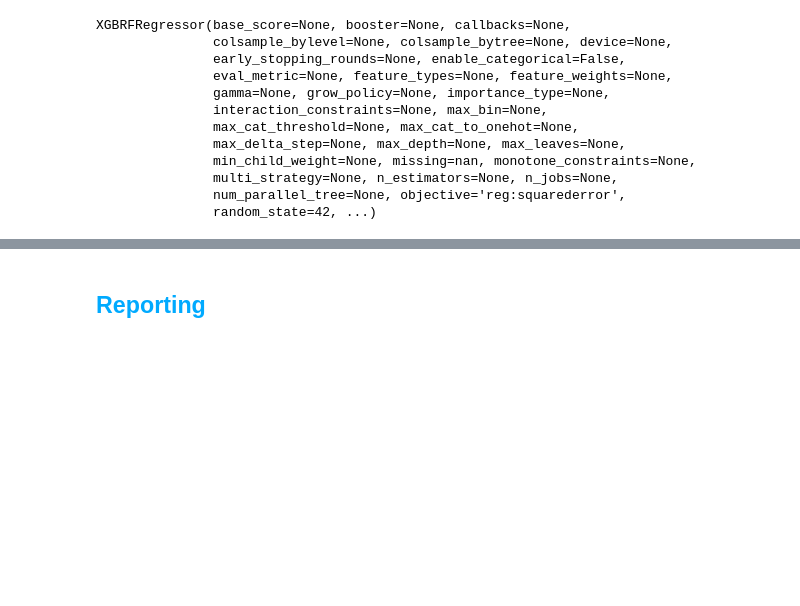
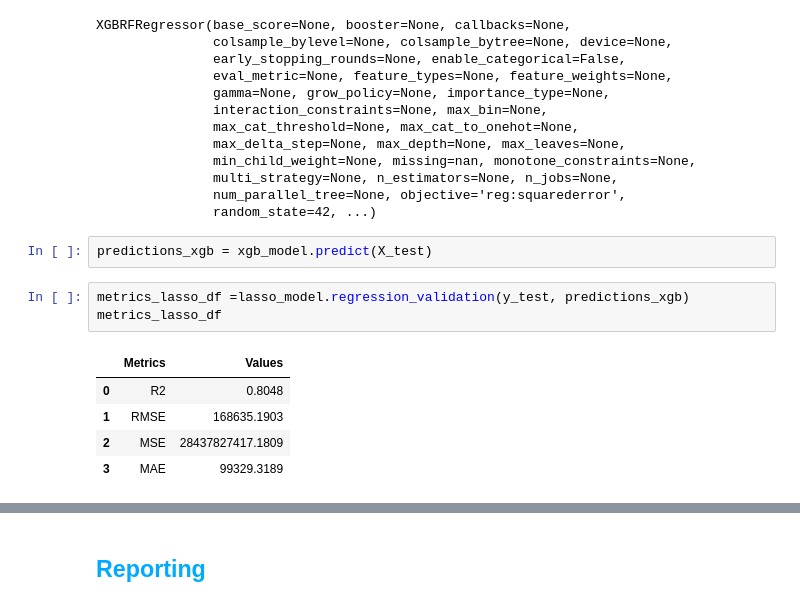
Before and after one commit to martaverfer/mini-project-ironkaggle, a Jupyter notebook: notebooks/xgboost_reg.ipynb, the cells around one changed output, grey strips where cells are left out. Saved outputs shown, nothing was run; the diff lists cells and outputs as text; blank space fills up the shorter version.

```diff
--- a/notebooks/xgboost_reg.ipynb
+++ b/notebooks/xgboost_reg.ipynb
@@ -202,6 +202,17 @@ XGBRFRegressor(base_score=None, booster=None, callbacks=None,
                multi_strategy=None, n_estimators=None, n_jobs=None,
                num_parallel_tree=None, objective='reg:squarederror',
                random_state=42, ...)
+# %%
+predictions_xgb = xgb_model.predict(X_test)
+# %%
+metrics_lasso_df =lasso_model.regression_validation(y_test, predictions_xgb)
+metrics_lasso_df
+# %% [output]
+|  | Metrics | Values |
+| 0 | R2 | 0.8048 |
+| 1 | RMSE | 168635.1903 |
+| 2 | MSE | 28437827417.1809 |
+| 3 | MAE | 99329.3189 |
 # %%
 # Calculate R² scores for training and testing
 lasso_model.test_train_r_analysis(xgb_model, X_train, X_test, y_train, y_test)
```
Also changed, not shown: parts of 11 cells of this notebook, 6 other files.
